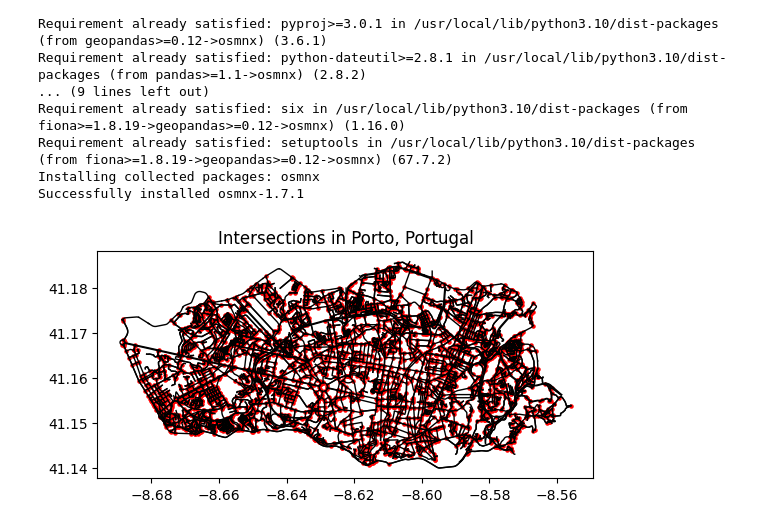
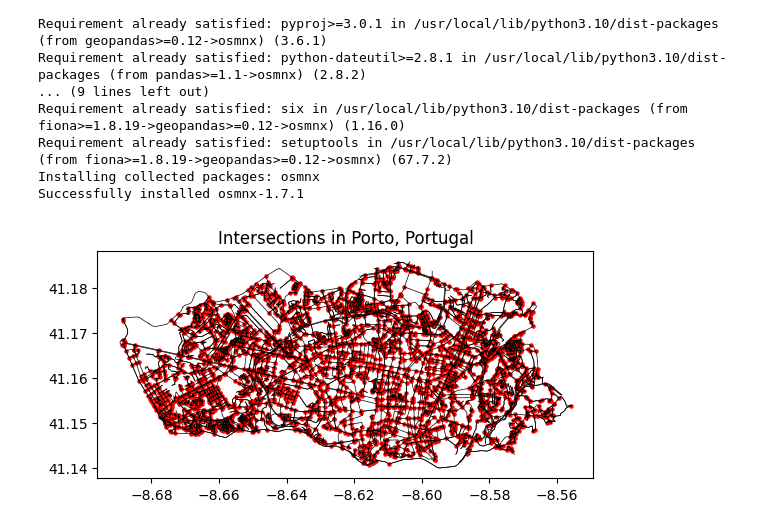
Before and after one commit to brito-bernardo/osmnx, a Jupyter notebook: StreetIntersections.ipynb, the cells around one changed output. Cells and saved outputs as stored; diff of their text form; code cells hidden in the pictures.

```diff
--- a/StreetIntersections.ipynb
+++ b/StreetIntersections.ipynb
@@ -36,15 +36,15 @@ filtered_intersections = intersections[intersections.index.isin([node for node,
 # %%
 #Plot only edges without nodes
 fig, ax = plt.subplots()
 for _, edge in ox.graph_to_gdfs(G, nodes=False, edges=True).iterrows():
     line = edge.geometry
     x, y = line.xy
-    ax.plot(x, y, color="black", linewidth=1)
+    ax.plot(x, y, color="black", linewidth=0.5)
 
 #Plot only real intersections(more than 2 streets)
 filtered_intersections.plot(ax=ax, color='red', markersize=5)
 
 ax.set_title("Intersections in {}".format(place_name))
 plt.show()
 # %% [output]
-[figure, old version]
+[figure, new version]
```
